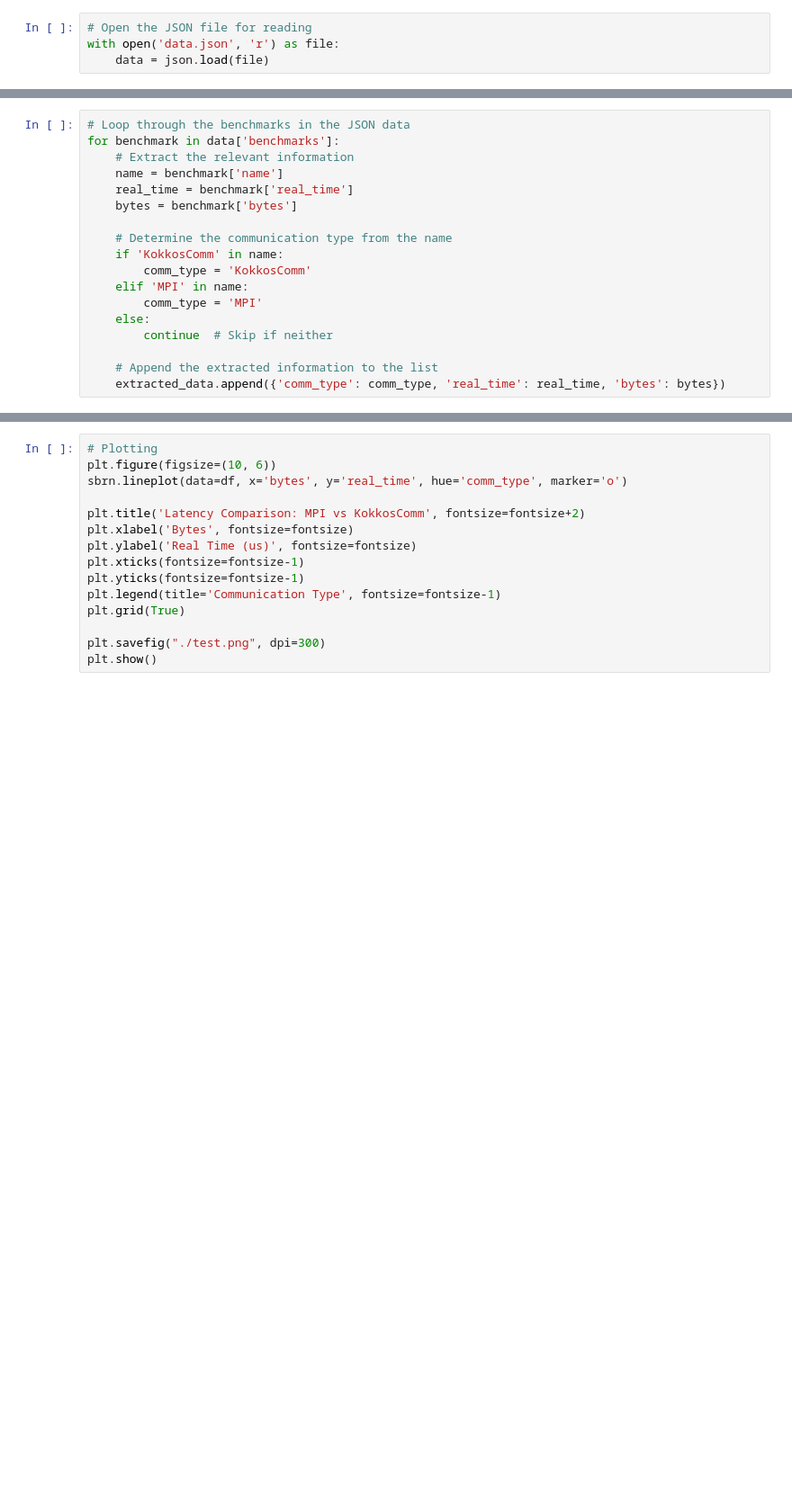
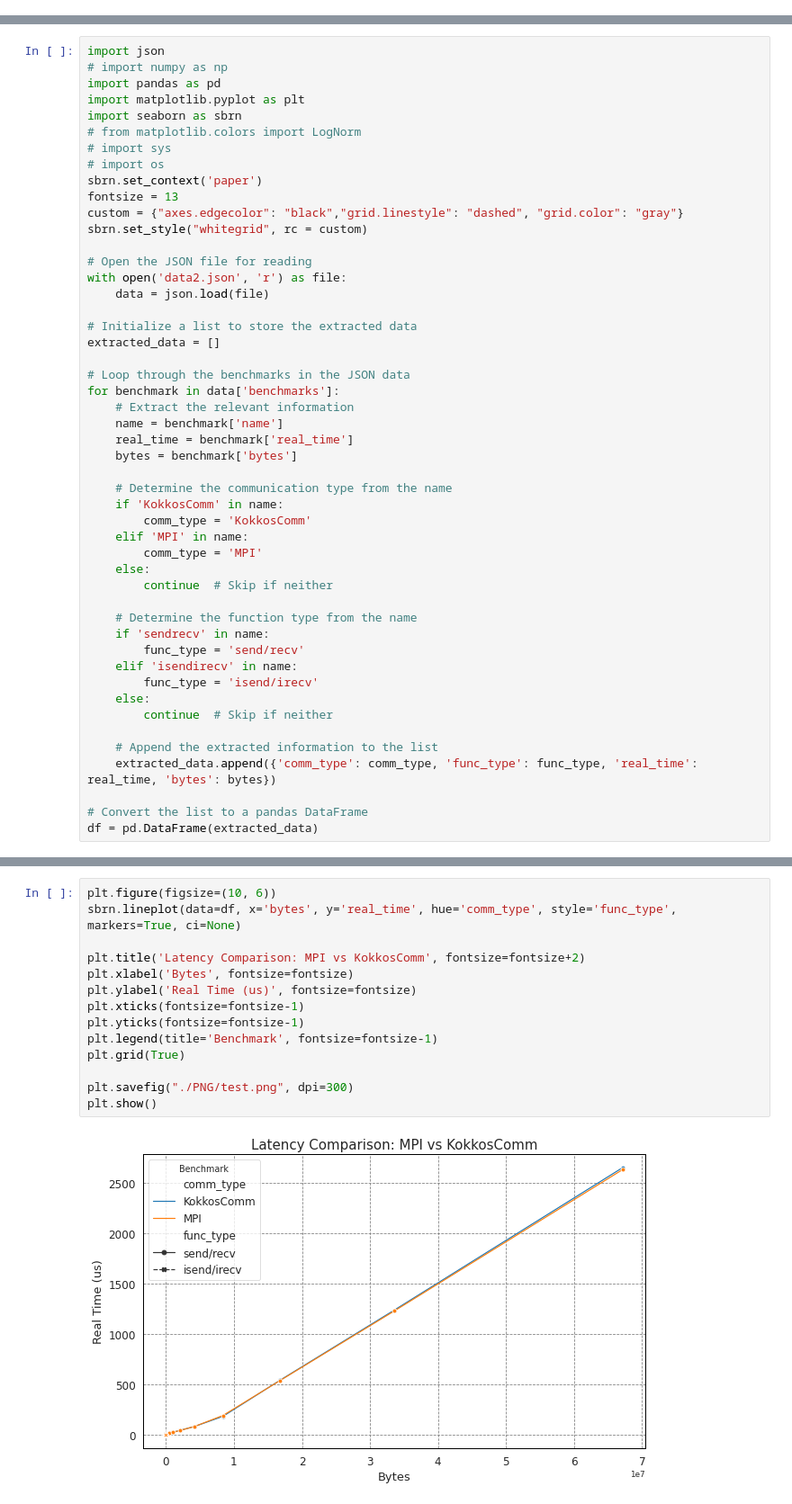
Before and after one commit to nicoleavans/kokkos-comm, a Jupyter notebook: perf_tests/process_data.ipynb, the cells around one changed output, grey strips where cells are left out. Shown at 90% size. Saved outputs shown, nothing was run; the diff lists cells and outputs as text; blank space fills up the shorter version.

Commit message:
modify plotting code

```diff
--- a/perf_tests/process_data.ipynb
+++ b/perf_tests/process_data.ipynb
@@ -14,4 +0,0 @@ sbrn.set_style("whitegrid", rc = custom)
-# %%
-# Open the JSON file for reading
-with open('data.json', 'r') as file:
-    data = json.load(file)
@@ -21,4 +1,24 @@ extracted_data = []
 # %%
+import json
+# import numpy as np
+import pandas as pd
+import matplotlib.pyplot as plt
+import seaborn as sbrn
+# from matplotlib.colors import LogNorm
+# import sys
+# import os
+sbrn.set_context('paper')
+fontsize = 13
+custom = {"axes.edgecolor": "black","grid.linestyle": "dashed", "grid.color": "gray"}
+sbrn.set_style("whitegrid", rc = custom)
+
+# Open the JSON file for reading
+with open('data2.json', 'r') as file:
+    data = json.load(file)
+
+# Initialize a list to store the extracted data
+extracted_data = []
+
 # Loop through the benchmarks in the JSON data
 for benchmark in data['benchmarks']:
     # Extract the relevant information
@@ -34,5 +34,16 @@ for benchmark in data['benchmarks']:
     else:
         continue  # Skip if neither
 
+    # Determine the function type from the name
+    if 'sendrecv' in name:
+        func_type = 'send/recv'
+    elif 'isendirecv' in name:
+        func_type = 'isend/irecv'
+    else:
+        continue  # Skip if neither
+
     # Append the extracted information to the list
-    extracted_data.append({'comm_type': comm_type, 'real_time': real_time, 'bytes': bytes})
+    extracted_data.append({'comm_type': comm_type, 'func_type': func_type, 'real_time': real_time, 'bytes': bytes})
+
+# Convert the list to a pandas DataFrame
+df = pd.DataFrame(extracted_data)
@@ -42,15 +50,16 @@ df = pd.DataFrame(extracted_data)
 # %%
-# Plotting
 plt.figure(figsize=(10, 6))
-sbrn.lineplot(data=df, x='bytes', y='real_time', hue='comm_type', marker='o')
+sbrn.lineplot(data=df, x='bytes', y='real_time', hue='comm_type', style='func_type', markers=True, ci=None)
 
 plt.title('Latency Comparison: MPI vs KokkosComm', fontsize=fontsize+2)
 plt.xlabel('Bytes', fontsize=fontsize)
 plt.ylabel('Real Time (us)', fontsize=fontsize)
 plt.xticks(fontsize=fontsize-1)
 plt.yticks(fontsize=fontsize-1)
-plt.legend(title='Communication Type', fontsize=fontsize-1)
+plt.legend(title='Benchmark', fontsize=fontsize-1)
 plt.grid(True)
 
-plt.savefig("./test.png", dpi=300)
+plt.savefig("./PNG/test.png", dpi=300)
 plt.show()
+# %% [output]
+[figure, added]
```
Also changed, not shown: parts of 4 cells of this notebook.
